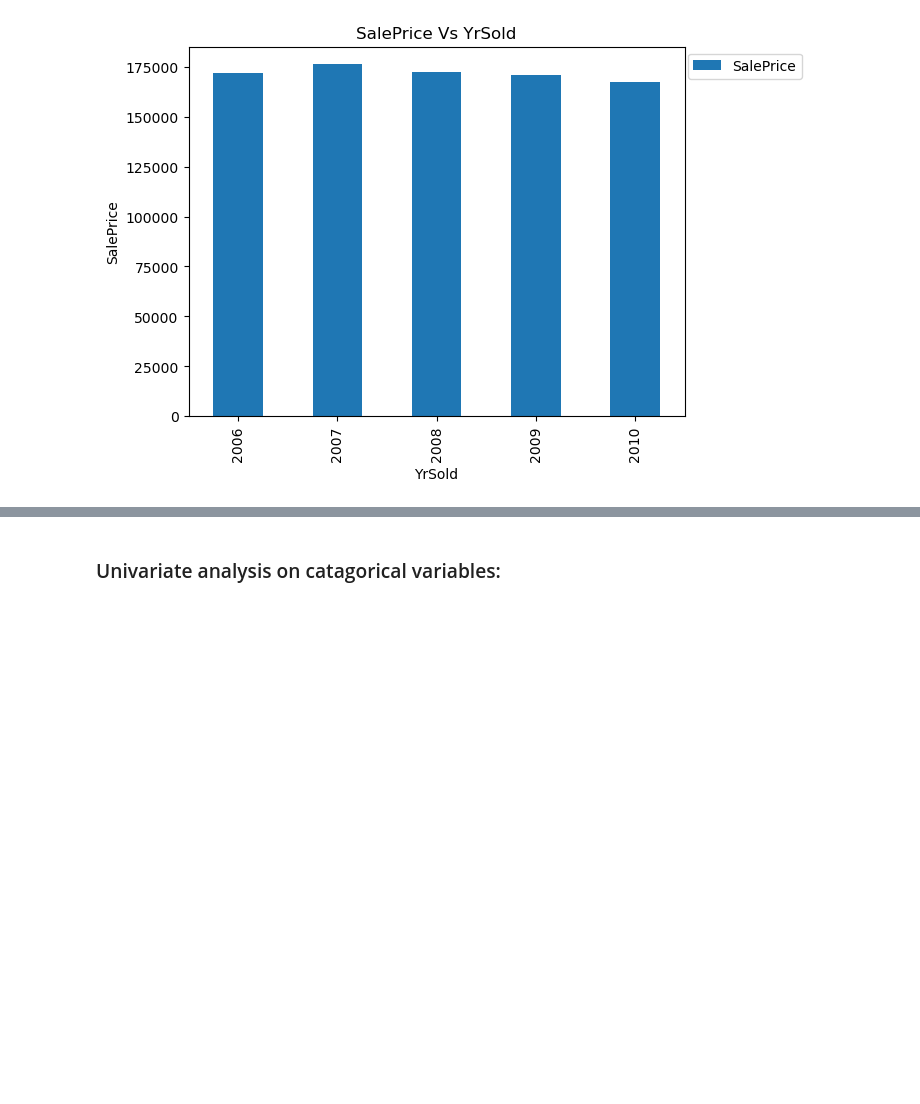
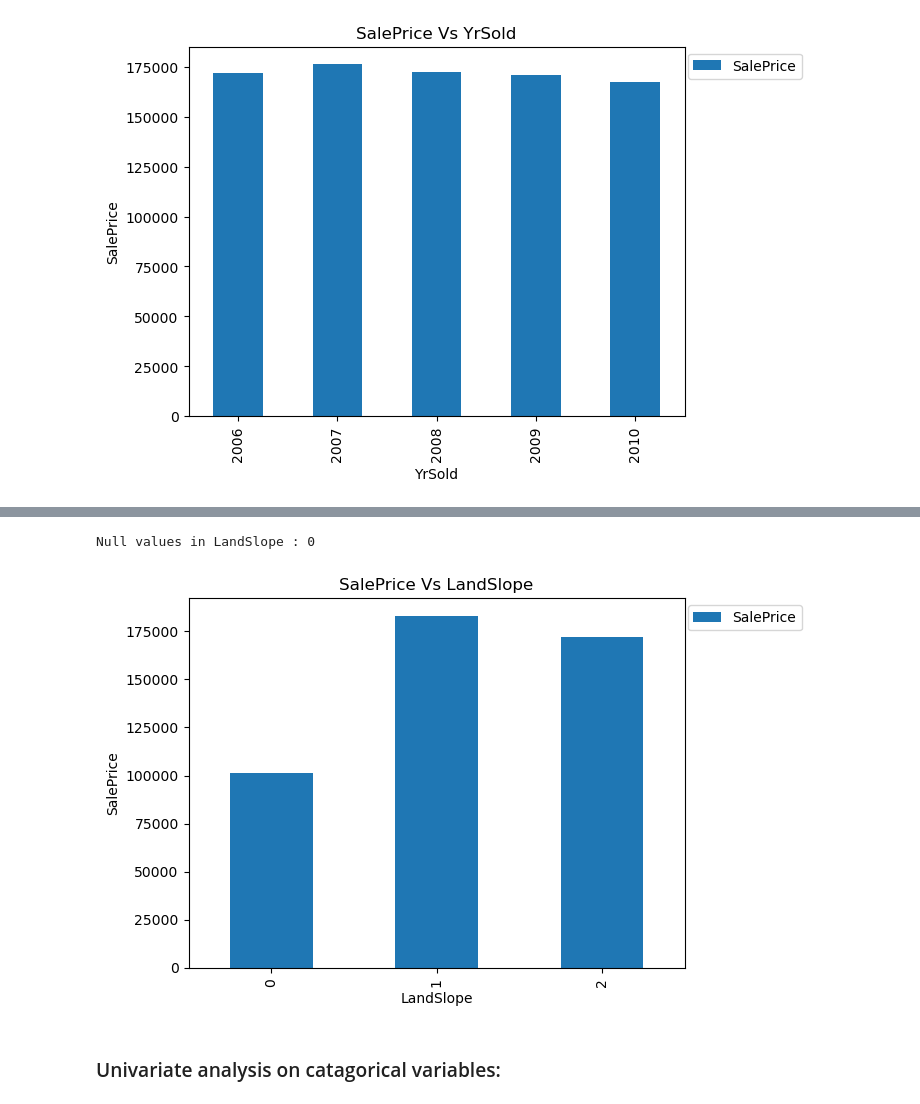
Before and after one commit to bhanu481/Surprise-Housing-Australia, a Jupyter notebook: Surprise-Housing-Australia.ipynb, the cells around one changed output, grey strips where cells are left out. Drawn from its saved outputs; the diff is of its cells as text; code cells hidden in the pictures; blank space fills up the shorter version.

```diff
--- a/Surprise-Housing-Australia.ipynb
+++ b/Surprise-Housing-Australia.ipynb
@@ -1100,3 +1134,15 @@ Null values in YrSold : 0
+# %%
+# Map LandSlope values to ordered integers as follows
+df_housing.LandSlope = df_housing.LandSlope.map({'Gtl':2,
+                                                 'Mod':1,
+                                                 'Sev':0
+                                                  })
+
+df_housing.LandSlope = df_housing.LandSlope.astype(int)
+plot_concat_var(df_housing, column_name='LandSlope', target='SalePrice' )#,hue='YrSold'
+# %% [output]
+Null values in LandSlope : 0
+[figure, added]
 # %% [markdown]
 ### Univariate analysis on catagorical variables:
 # %% [markdown]
```
Also changed, not shown: parts of 45 cells of this notebook.
